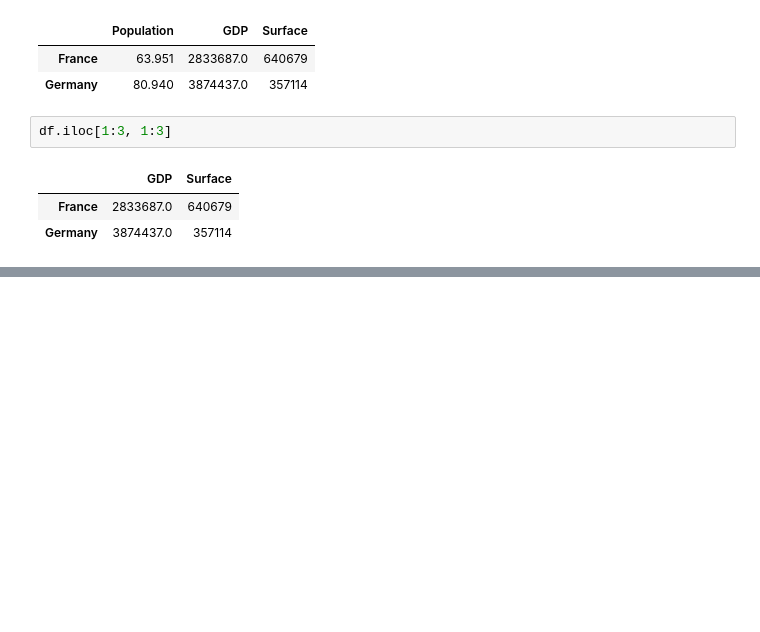
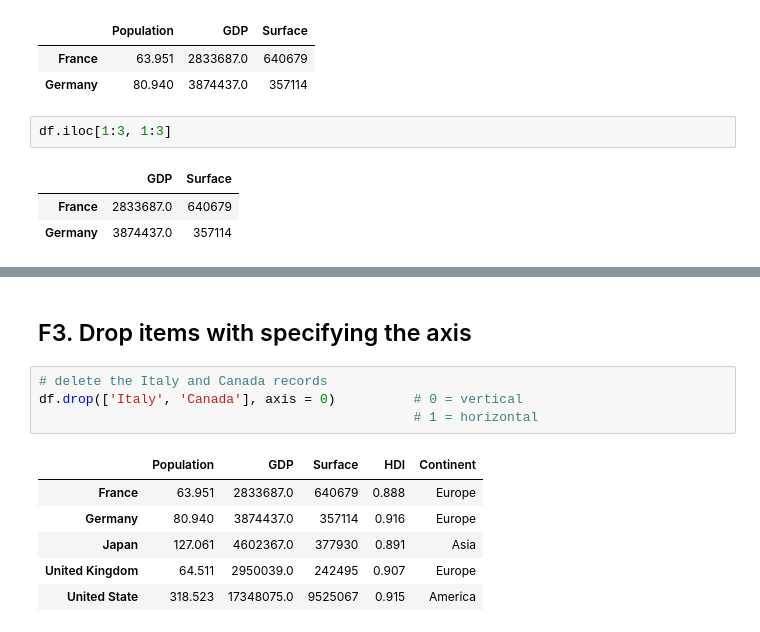
Before and after one commit to christos8566/freecodecamp_data_analysis.res, a Jupyter notebook: pandas_lessons/3#pandas_DataFrame_lecture.ipynb, the cells around one changed output, grey strips where cells are left out. Saved outputs shown, nothing was run; the diff lists cells and outputs as text; blank space fills up the shorter version.

```diff
--- a/pandas_lessons/3#pandas_DataFrame_lecture.ipynb
+++ b/pandas_lessons/3#pandas_DataFrame_lecture.ipynb
@@ -344,0 +437,13 @@ df.iloc[1:3, 1:3]
+# %% [markdown]
+## F3. Drop items with specifying the axis
+# %%
+# delete the Italy and Canada records
+df.drop(['Italy', 'Canada'], axis = 0)          # 0 = vertical
+                                                # 1 = horizontal
+# %% [output]
+|  | Population | GDP | Surface | HDI | Continent |
+| France | 63.951 | 2833687.0 | 640679 | 0.888 | Europe |
+| Germany | 80.940 | 3874437.0 | 357114 | 0.916 | Europe |
+| Japan | 127.061 | 4602367.0 | 377930 | 0.891 | Asia |
+| United Kingdom | 64.511 | 2950039.0 | 242495 | 0.907 | Europe |
+| United State | 318.523 | 17348075.0 | 9525067 | 0.915 | America |
```
Also changed, not shown: parts of 28 cells of this notebook.
